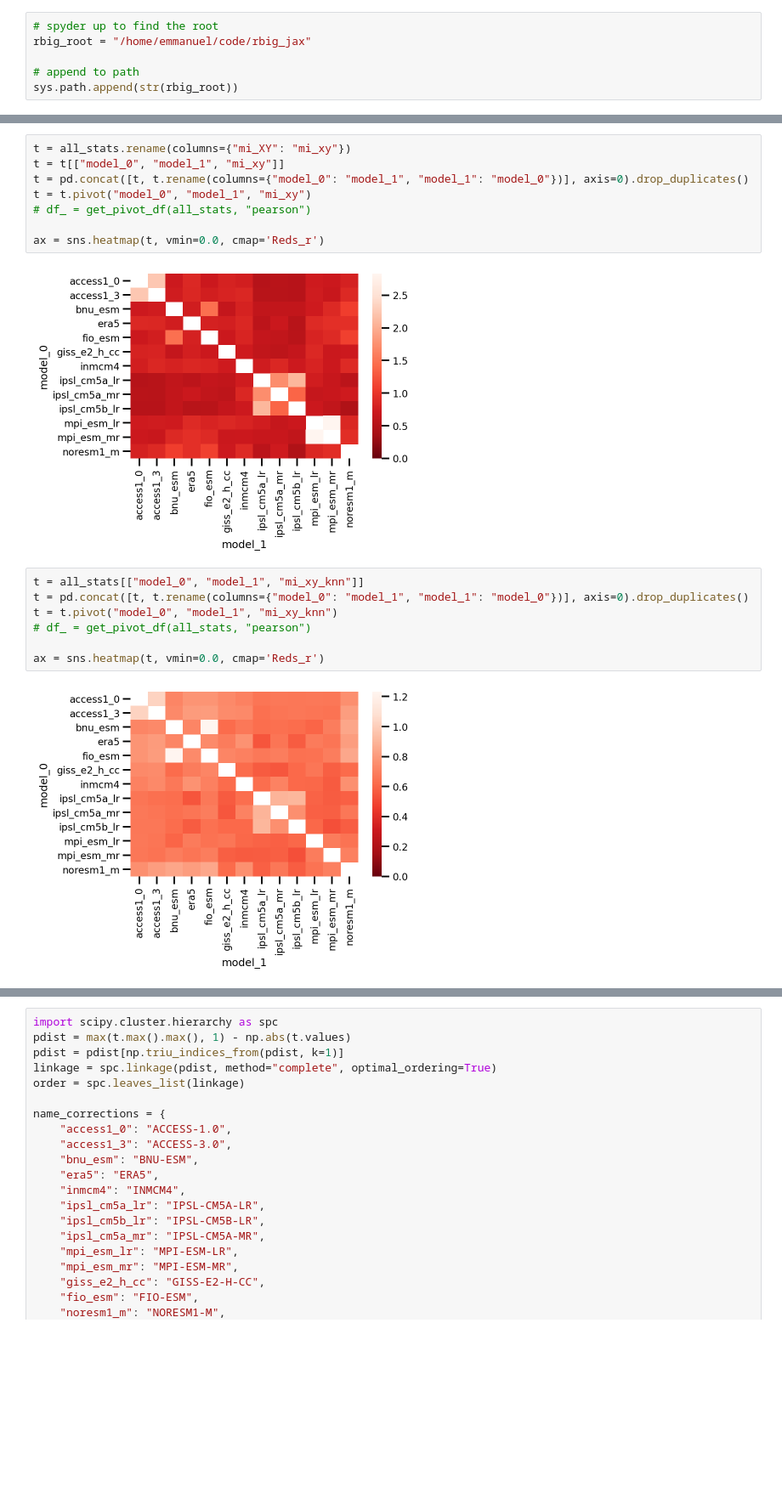
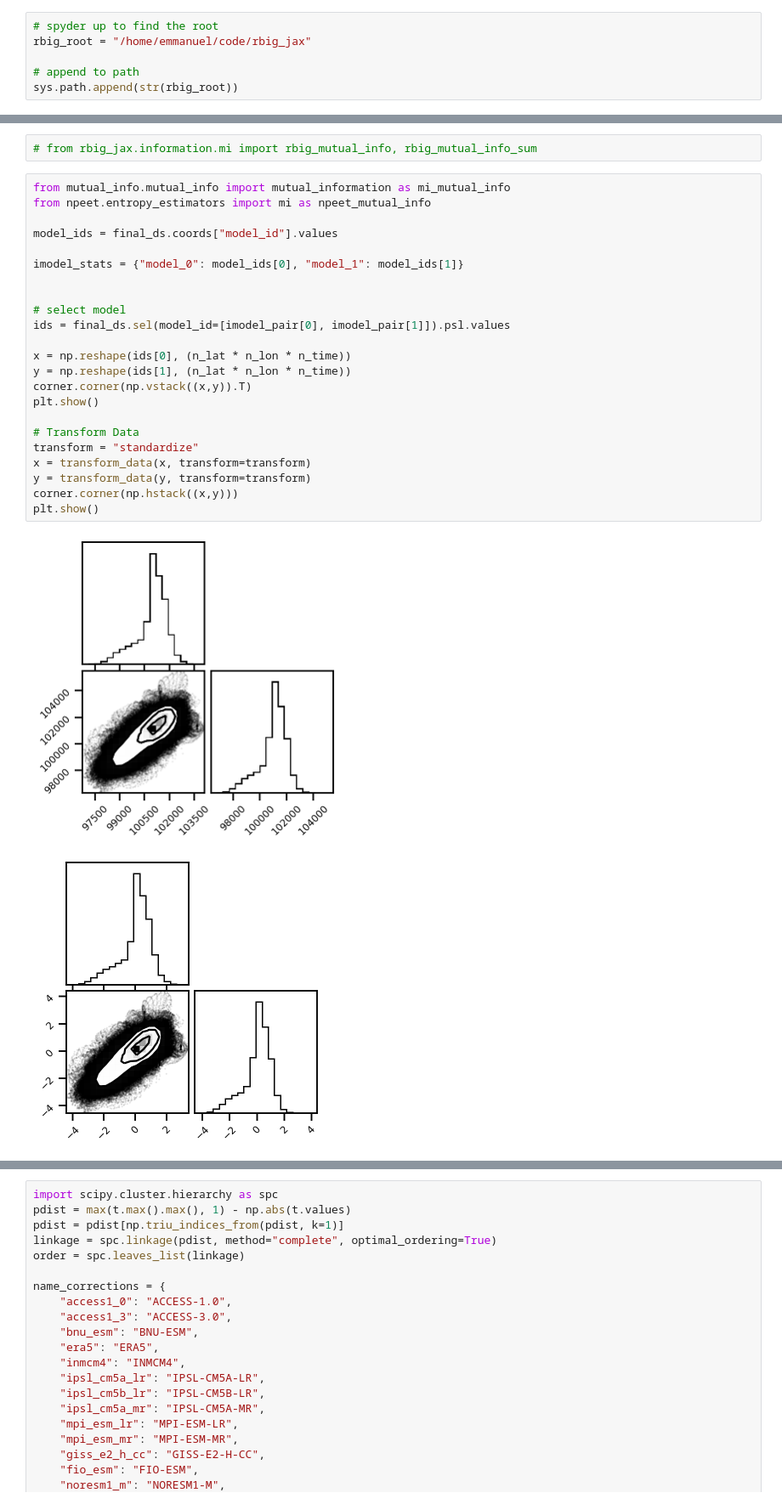
Before and after one commit to IPL-UV/gauss4eo, a Jupyter notebook: docs/content/climate/demo_exp_info.ipynb, the cells around one changed output, grey strips where cells are left out. Shown at 85% size. Saved outputs shown, nothing was run; the diff lists cells and outputs as text; blank space fills up the shorter version.

```diff
--- a/docs/content/climate/demo_exp_info.ipynb
+++ b/docs/content/climate/demo_exp_info.ipynb
@@ -524,19 +228,28 @@ all_stats[["model_0", "model_1"]]
-# %%
-t = all_stats.rename(columns={"mi_XY": "mi_xy"})
-t = t[["model_0", "model_1", "mi_xy"]]
-t = pd.concat([t, t.rename(columns={"model_0": "model_1", "model_1": "model_0"})], axis=0).drop_duplicates()
-t = t.pivot("model_0", "model_1", "mi_xy")
-# df_ = get_pivot_df(all_stats, "pearson")
-
-ax = sns.heatmap(t, vmin=0.0, cmap='Reds_r')
-# %% [output]
-[figure, removed]
-# %%
-t = all_stats[["model_0", "model_1", "mi_xy_knn"]]
-t = pd.concat([t, t.rename(columns={"model_0": "model_1", "model_1": "model_0"})], axis=0).drop_duplicates()
-t = t.pivot("model_0", "model_1", "mi_xy_knn")
-# df_ = get_pivot_df(all_stats, "pearson")
-
-ax = sns.heatmap(t, vmin=0.0, cmap='Reds_r')
-# %% [output]
-[figure, removed]
+# %%
+# from rbig_jax.information.mi import rbig_mutual_info, rbig_mutual_info_sum
+# %%
+from mutual_info.mutual_info import mutual_information as mi_mutual_info
+from npeet.entropy_estimators import mi as npeet_mutual_info
+
+model_ids = final_ds.coords["model_id"].values
+
+imodel_stats = {"model_0": model_ids[0], "model_1": model_ids[1]}
+
+
+# select model
+ids = final_ds.sel(model_id=[imodel_pair[0], imodel_pair[1]]).psl.values
+
+x = np.reshape(ids[0], (n_lat * n_lon * n_time))
+y = np.reshape(ids[1], (n_lat * n_lon * n_time))
+corner.corner(np.vstack((x,y)).T)
+plt.show()
+
+# Transform Data
+transform = "standardize"
+x = transform_data(x, transform=transform)
+y = transform_data(y, transform=transform)
+corner.corner(np.hstack((x,y)))
+plt.show()
+# %% [output]
+[figure, added]
+[figure, added]
```
Also changed, not shown: parts of 69 cells of this notebook, 16 other files.
